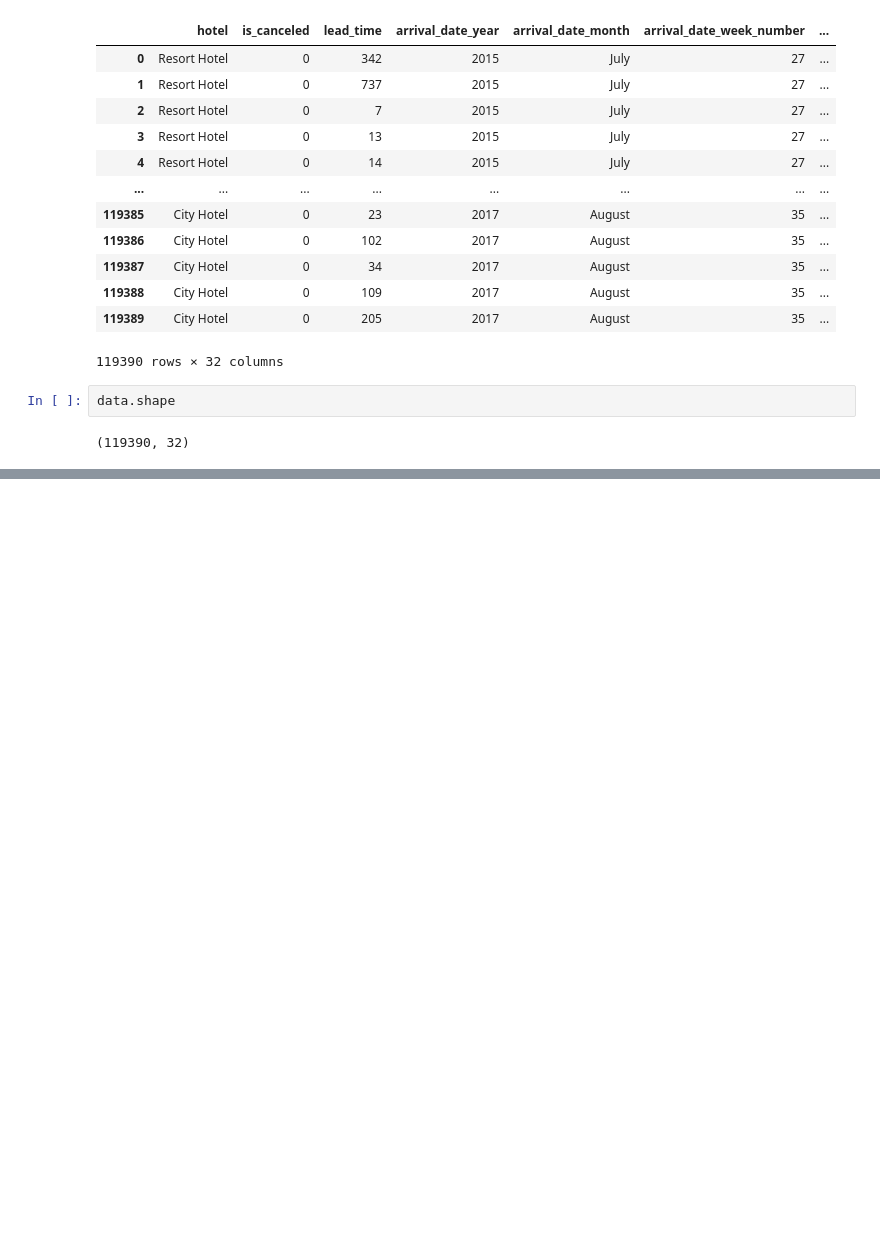
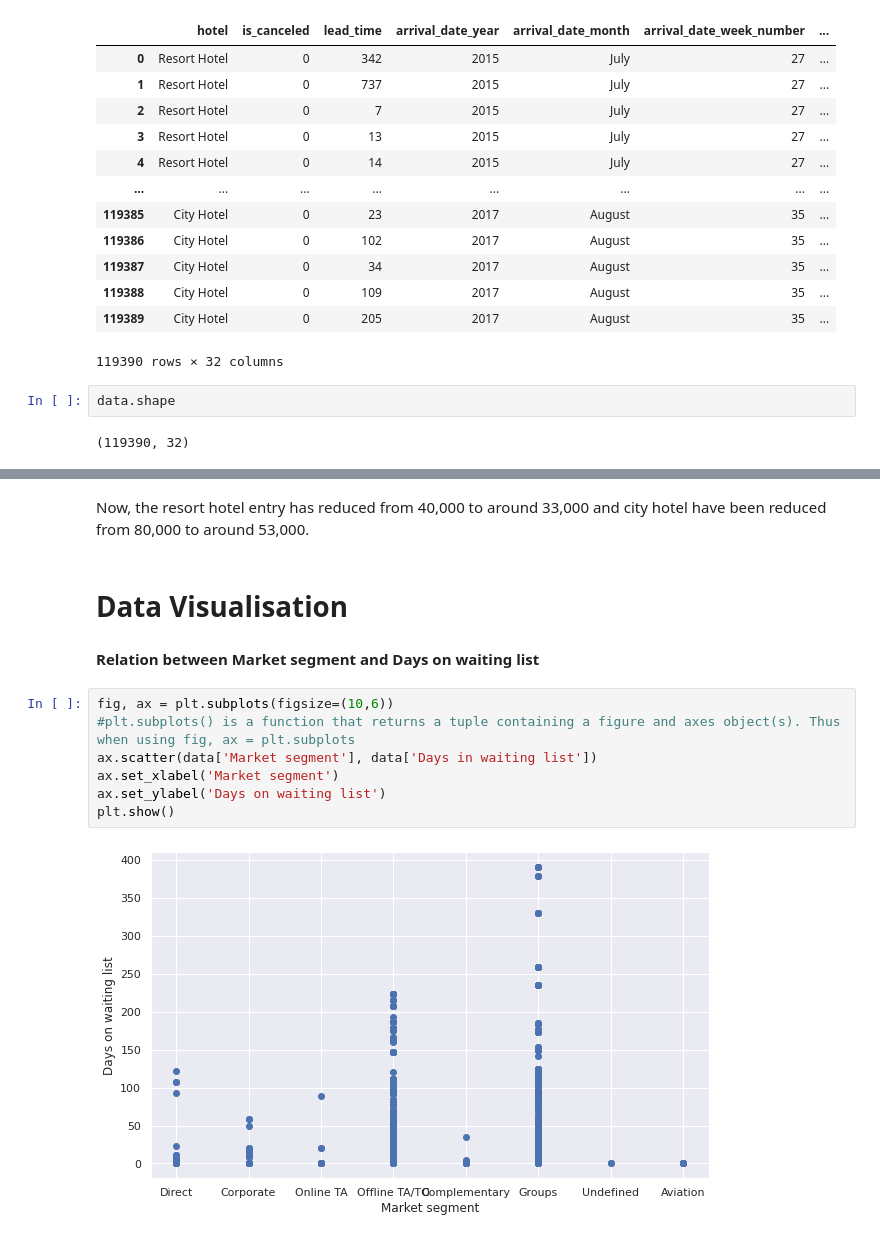
Before and after one commit to sm160388/hotel-booking-analysis, a Jupyter notebook: Hotel_Booking_Analysis_Capstone_Project.ipynb, the cells around one changed output, grey strips where cells are left out. Drawn from its saved outputs; the diff is of its cells as text; blank space fills up the shorter version.

```diff
--- a/Hotel_Booking_Analysis_Capstone_Project.ipynb
+++ b/Hotel_Booking_Analysis_Capstone_Project.ipynb
@@ -153,0 +301,15 @@ Full form of meal type from the Meal column
+# %% [markdown]
+Now, the resort hotel entry has reduced from 40,000 to around 33,000 and city hotel have been reduced from 80,000 to around 53,000.
+# %% [markdown]
+# **Data** **Visualisation**
+# %% [markdown]
+**Relation between Market segment and Days on waiting list**
+# %%
+fig, ax = plt.subplots(figsize=(10,6))
+#plt.subplots() is a function that returns a tuple containing a figure and axes object(s). Thus when using fig, ax = plt.subplots
+ax.scatter(data['Market segment'], data['Days in waiting list'])
+ax.set_xlabel('Market segment')
+ax.set_ylabel('Days on waiting list')
+plt.show()
+# %% [output]
+[figure, added]
```
Also changed, not shown: parts of 67 cells of this notebook.
